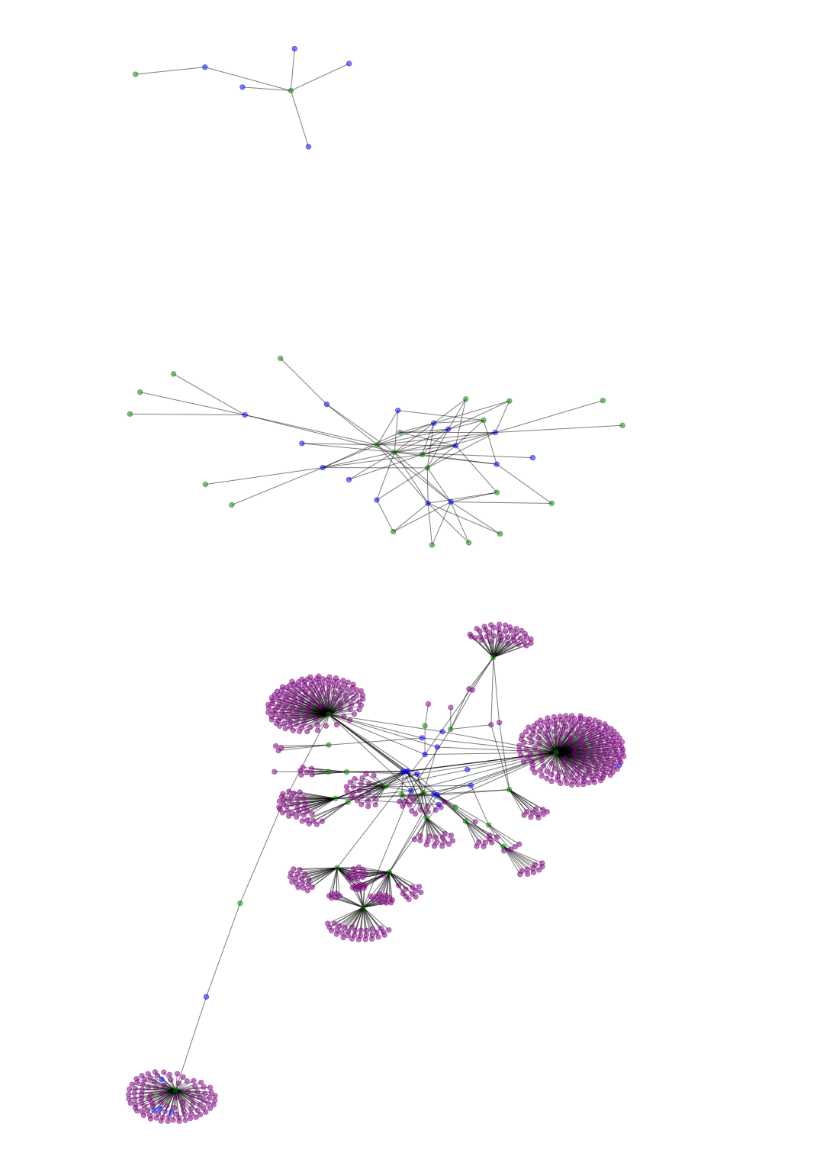
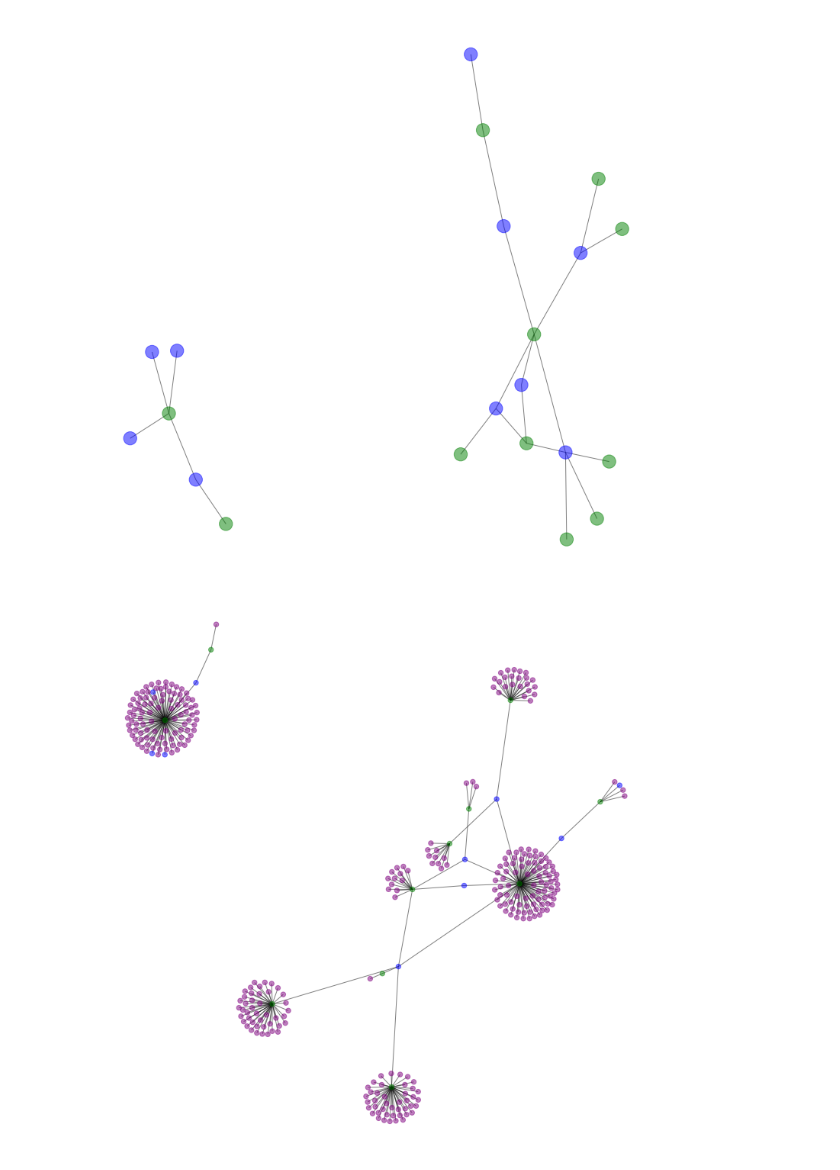
Before and after one commit to cbbruss/arthropod, a Jupyter notebook: notebooks/Explore_DLL_Network.ipynb, the cells around one changed output. Saved outputs shown, nothing was run; the diff lists cells and outputs as text; code cells hidden in the pictures.

Commit message:
Add plots for DW implementation

```diff
--- a/notebooks/Explore_DLL_Network.ipynb
+++ b/notebooks/Explore_DLL_Network.ipynb
@@ -23,20 +23,22 @@ with open('../edge_lists/bin_dll_func.csv') as file:
         if len(line_split) == 4 and line_split[3] == ' "NAME"\n':
             line_split = [x.strip() for x in line_split]
             line_split = [x.strip('"') for x in line_split]
+            file, dll, func = line_split[0:3]
+            func = "{}_{}".format(dll, func)
 
-            if len(files) < 20:
-                file_dlls.append((line_split[0], line_split[1]))
-                func_dlls.append((line_split[1], line_split[2]))
-                file_funcs.append((line_split[0], line_split[2]))
+            if len(files) < 10:
+                file_dlls.append((file, dll))
+                func_dlls.append((func, dll))
+                file_funcs.append((file, func))
 
-                if line_split[0] not in files:
-                    files.append(line_split[0])
+                if file not in files:
+                    files.append(file)
 
-                if line_split[1] not in dlls:
-                    dlls.append(line_split[1])
+                if dll not in dlls:
+                    dlls.append(dll)
 
-                if line_split[2] not in funcs:
-                    funcs.append(line_split[2])
+                if func not in funcs:
+                    funcs.append(func)
 # %%
 file_dlls = list(set(file_dlls))
 func_dlls = list(set(func_dlls))
@@ -46,16 +48,16 @@ arthrograph = nx.Graph()
 # %%
 arthrograph.add_edges_from(file_dlls)
 
 color_map = []
 for node in arthrograph:
     if node in files:
         color_map.append('blue')
     else:
         color_map.append('green')
 
-nx.draw(arthrograph, node_color = color_map,with_labels = False, node_size=40, alpha = 0.5)
+nx.draw(arthrograph, node_color = color_map,with_labels = False, alpha = 0.5)
 # %% [output]
-[figure, old version]
+[figure, new version]
 # %%
 arthrograph.add_edges_from(func_dlls)
 
@@ -70,7 +72,7 @@ for node in arthrograph:
 
 nx.draw(arthrograph, node_color = color_map, with_labels = False, node_size=40, alpha = 0.5)
 # %% [output]
-[figure, old version]
+[figure, new version]
 # %%
 arthrograph.add_edges_from(file_funcs)
 
```
Also changed, not shown: parts of 8 cells of this notebook.
